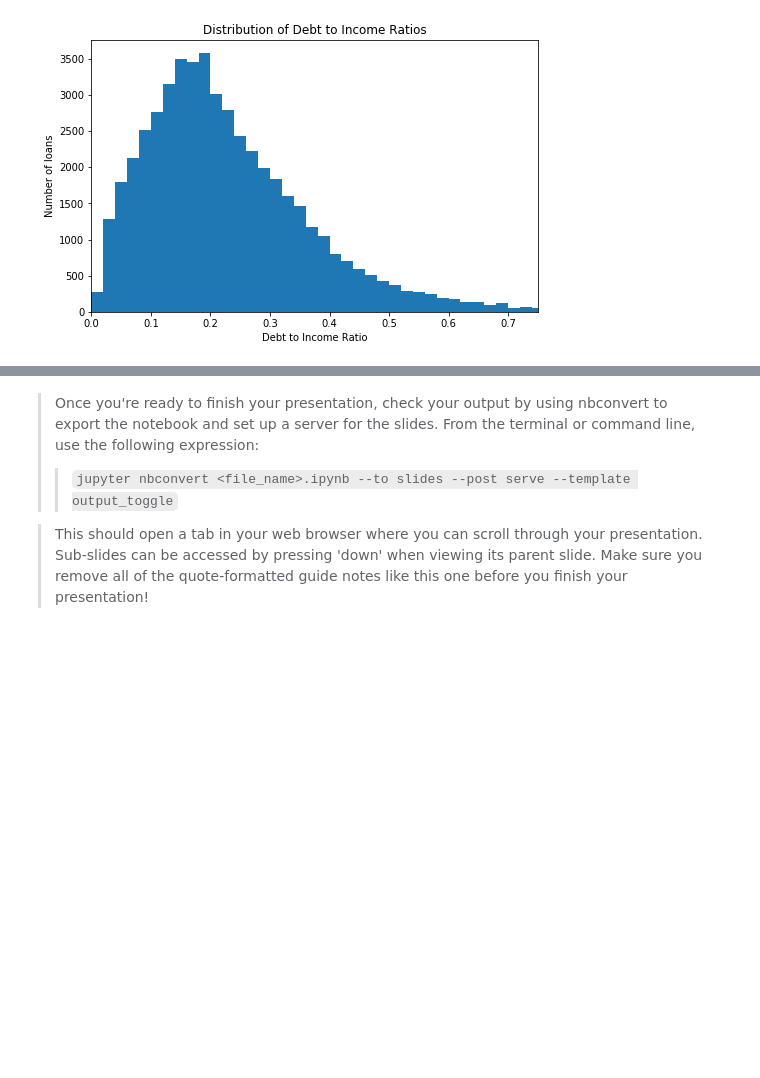
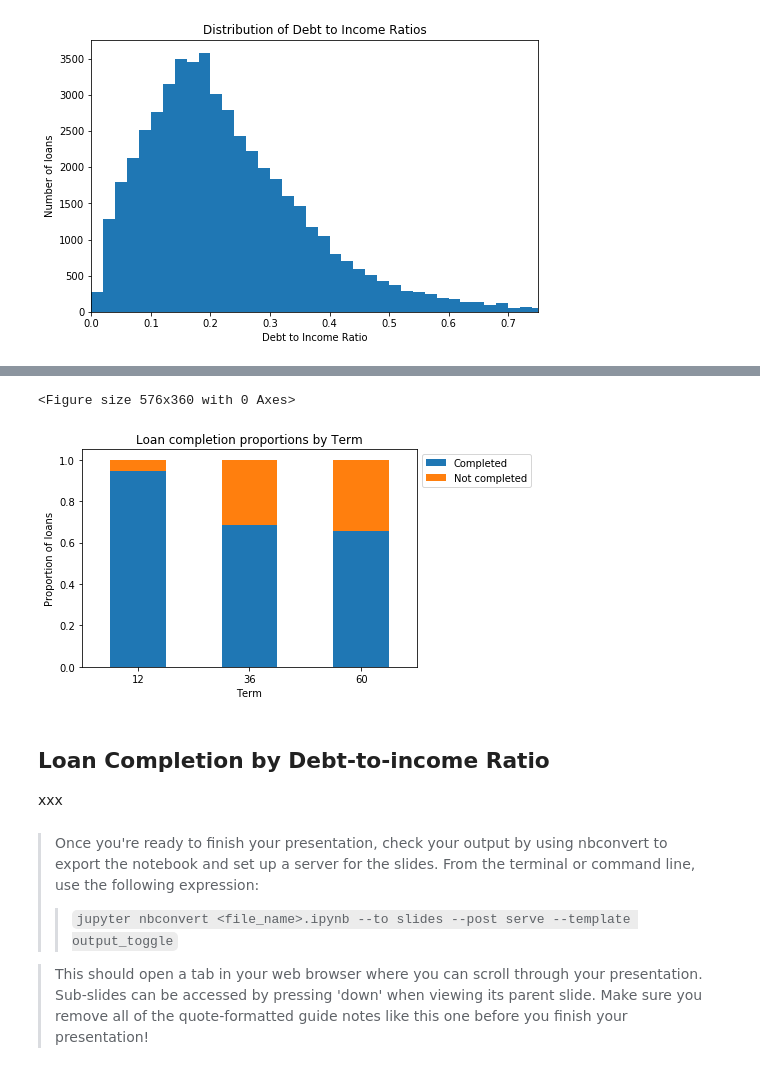
Before and after one commit to Jeffro80/DAND_Communicate_Findings, a Jupyter notebook: explanatory_presentation_working.ipynb, the cells around one changed output, grey strips where cells are left out. Saved outputs shown, nothing was run; the diff lists cells and outputs as text; code cells hidden in the pictures; blank space fills up the shorter version.

Commit message:
slideshow graph additions

```diff
--- a/explanatory_presentation_working.ipynb
+++ b/explanatory_presentation_working.ipynb
@@ -195,3 +199,17 @@ plt.show()
+# %%
+term_props = loans.groupby('Term')['LoanCompleted'].value_counts(normalize=True).unstack()
+
+plt.figure(figsize=[8, 5])
+term_props.plot(kind='bar', stacked='True', title='Loan completion proportions by Term', rot=0).legend(
+    bbox_to_anchor=(1, 1))
+plt.ylabel('Proportion of loans');
+# %% [output]
+<Figure size 576x360 with 0 Axes>
+[figure, added]
+# %% [markdown]
+## Loan Completion by Debt-to-income Ratio
+
+xxx
 # %% [markdown]
 > Once you're ready to finish your presentation, check your output by using
 nbconvert to export the notebook and set up a server for the slides. From the
```
Also changed, not shown: parts of 3 cells of this notebook.
